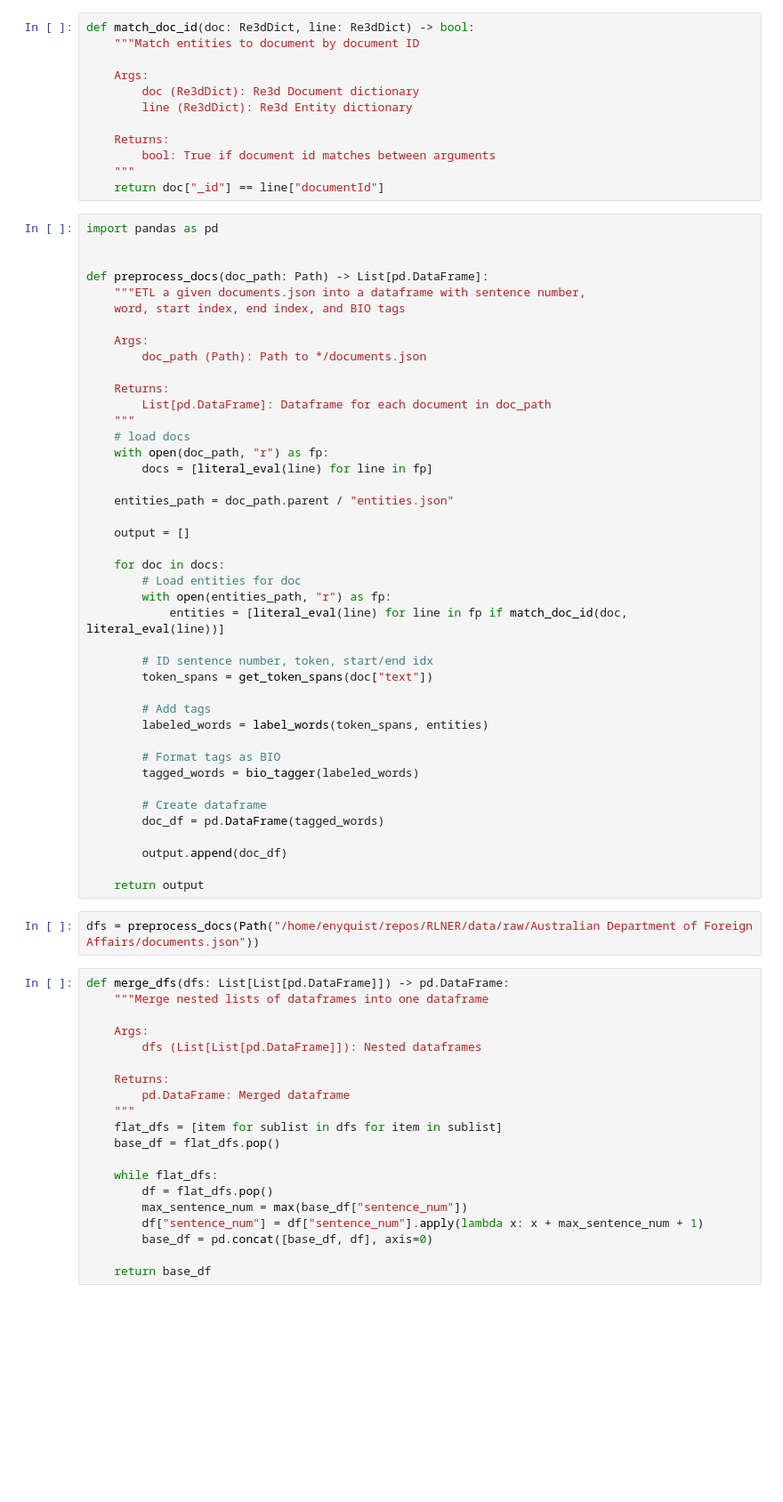
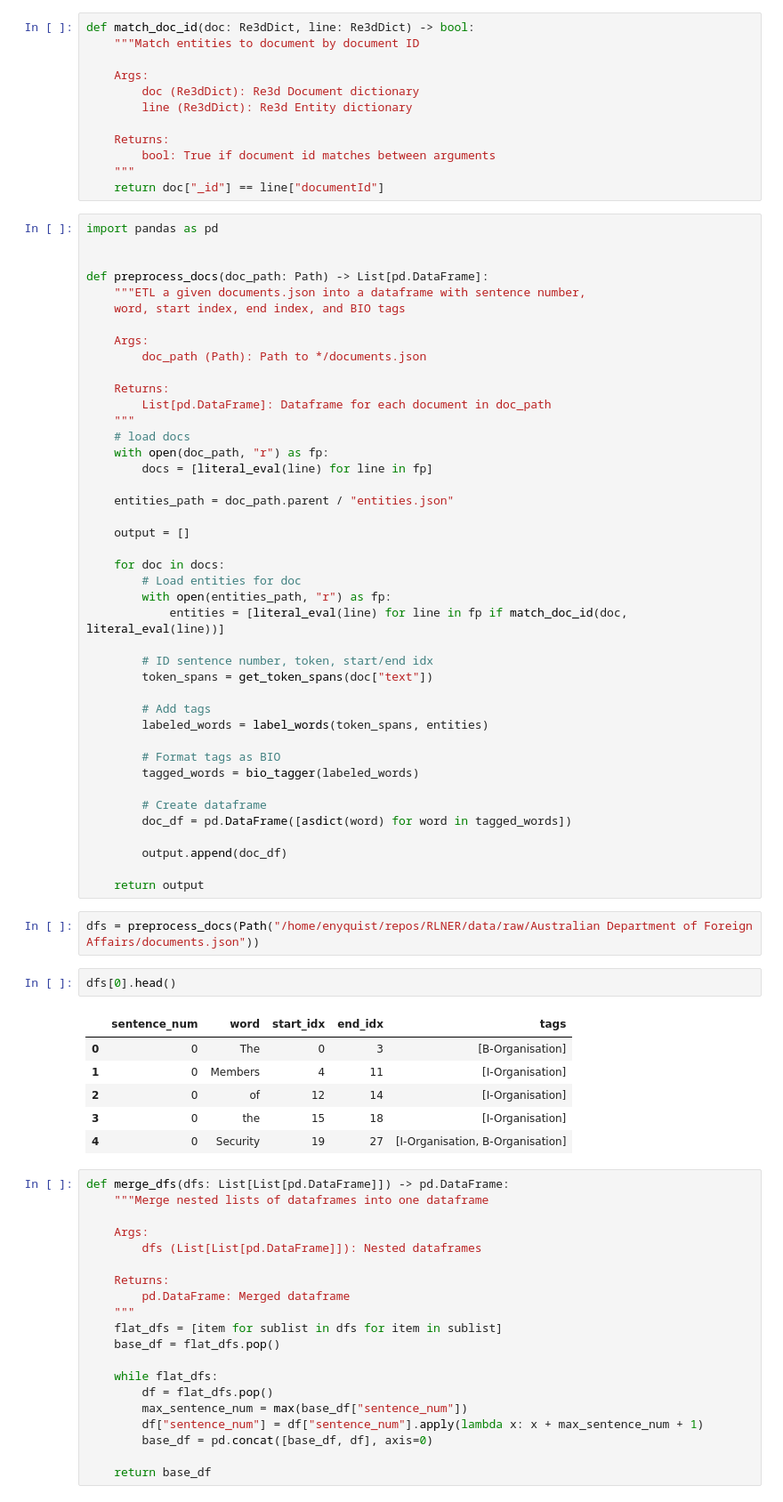
Before and after one commit to enyquist/RLNER, a Jupyter notebook: notebooks/prepare_data.ipynb, the cells around one changed output. Shown: that part at 89% size. Saved outputs shown, nothing was run; the diff lists cells and outputs as text; blank space fills up the shorter version.

```diff
--- a/notebooks/prepare_data.ipynb
+++ b/notebooks/prepare_data.ipynb
@@ -359,13 +376,22 @@ def preprocess_docs(doc_path: Path) -> List[pd.DataFrame]:
         tagged_words = bio_tagger(labeled_words)
 
         # Create dataframe
-        doc_df = pd.DataFrame(tagged_words)
+        doc_df = pd.DataFrame([asdict(word) for word in tagged_words])
 
         output.append(doc_df)
 
     return output
 # %%
 dfs = preprocess_docs(Path("/home/enyquist/repos/RLNER/data/raw/Australian Department of Foreign Affairs/documents.json"))
+# %%
+dfs[0].head()
+# %% [output]
+|  | sentence_num | word | start_idx | end_idx | tags |
+| 0 | 0 | The | 0 | 3 | [B-Organisation] |
+| 1 | 0 | Members | 4 | 11 | [I-Organisation] |
+| 2 | 0 | of | 12 | 14 | [I-Organisation] |
+| 3 | 0 | the | 15 | 18 | [I-Organisation] |
+| 4 | 0 | Security | 19 | 27 | [I-Organisation, B-Organisation] |
 # %%
 def merge_dfs(dfs: List[List[pd.DataFrame]]) -> pd.DataFrame:
     """Merge nested lists of dataframes into one dataframe
```
Also changed, not shown: parts of 7 cells of this notebook, 1 other file.
